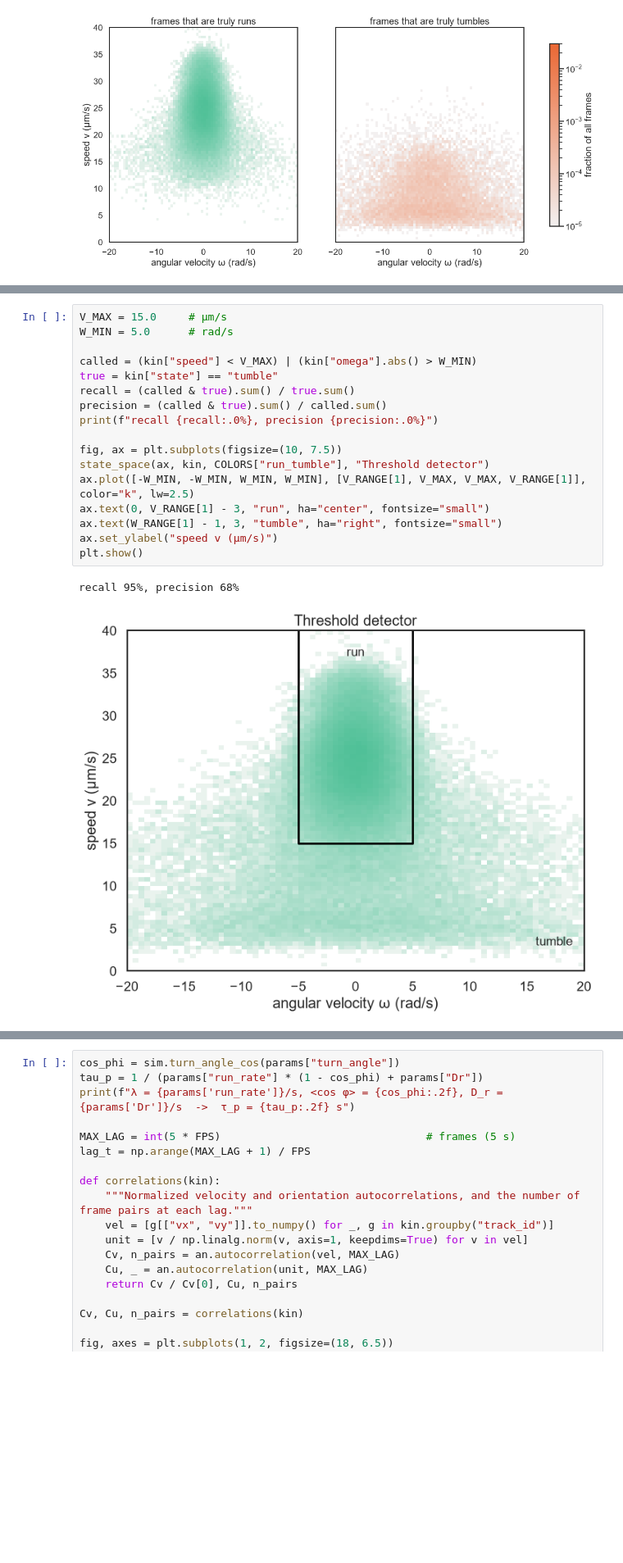
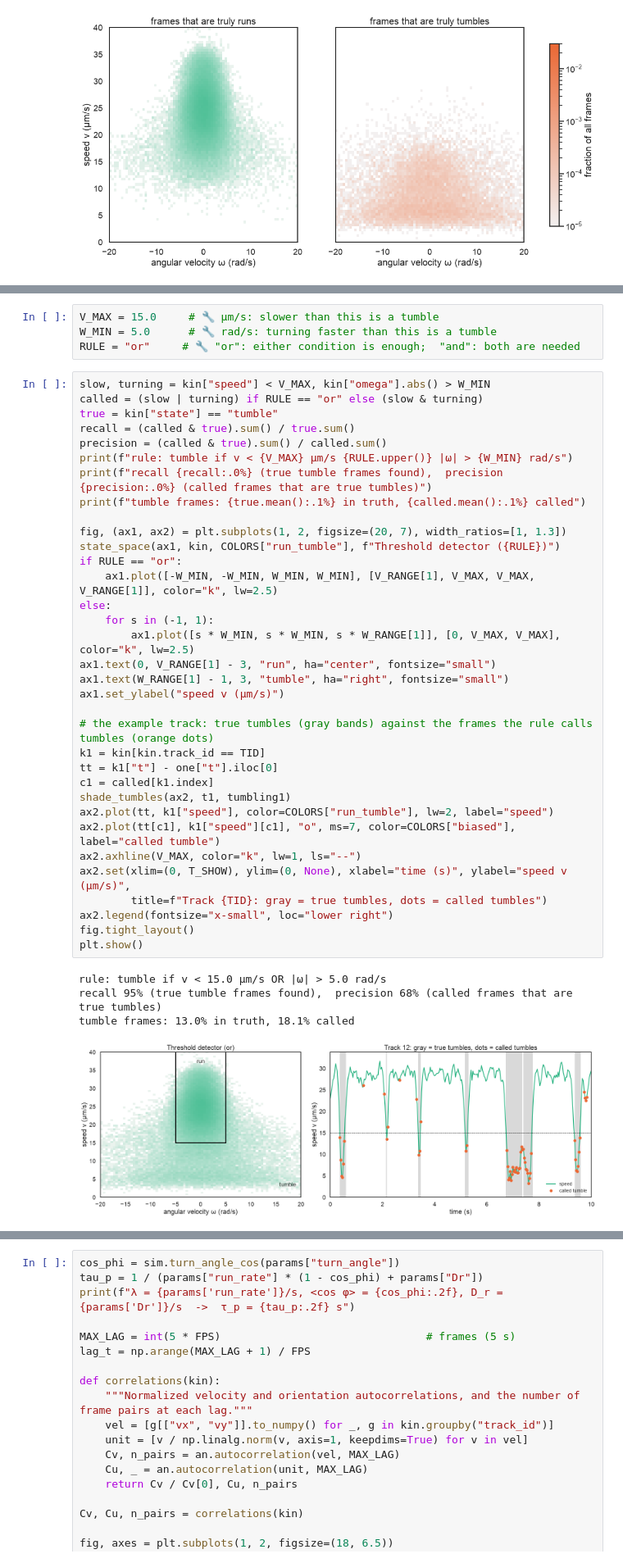
Before and after one commit to emonetlab/random_walk, a Jupyter notebook: notebooks/NB1_tracks_to_states.ipynb, the cells around one changed output, grey strips where cells are left out. Shown at 82% size. Drawn from its saved outputs; the diff is of its cells as text; blank space fills up the shorter version.

```diff
--- a/notebooks/NB1_tracks_to_states.ipynb
+++ b/notebooks/NB1_tracks_to_states.ipynb
@@ -268,23 +305,46 @@ Change the thresholds and re-run. Can you get both above 80%? What happens with
-# %%
-V_MAX = 15.0     # µm/s
-W_MIN = 5.0      # rad/s
-
-called = (kin["speed"] < V_MAX) | (kin["omega"].abs() > W_MIN)
-true = kin["state"] == "tumble"
-recall = (called & true).sum() / true.sum()
-precision = (called & true).sum() / called.sum()
-print(f"recall {recall:.0%}, precision {precision:.0%}")
-
-fig, ax = plt.subplots(figsize=(10, 7.5))
-state_space(ax, kin, COLORS["run_tumble"], "Threshold detector")
-ax.plot([-W_MIN, -W_MIN, W_MIN, W_MIN], [V_RANGE[1], V_MAX, V_MAX, V_RANGE[1]], color="k", lw=2.5)
-ax.text(0, V_RANGE[1] - 3, "run", ha="center", fontsize="small")
-ax.text(W_RANGE[1] - 1, 3, "tumble", ha="right", fontsize="small")
-ax.set_ylabel("speed v (µm/s)")
-plt.show()
-# %% [output]
-recall 95%, precision 68%
-[figure, removed]
+# %%
+V_MAX = 15.0     # 🔧 µm/s: slower than this is a tumble
+W_MIN = 5.0      # 🔧 rad/s: turning faster than this is a tumble
+RULE = "or"     # 🔧 "or": either condition is enough;  "and": both are needed
+# %%
+slow, turning = kin["speed"] < V_MAX, kin["omega"].abs() > W_MIN
+called = (slow | turning) if RULE == "or" else (slow & turning)
+true = kin["state"] == "tumble"
+recall = (called & true).sum() / true.sum()
+precision = (called & true).sum() / called.sum()
+print(f"rule: tumble if v < {V_MAX} µm/s {RULE.upper()} |ω| > {W_MIN} rad/s")
+print(f"recall {recall:.0%} (true tumble frames found),  precision {precision:.0%} (called frames that are true tumbles)")
+print(f"tumble frames: {true.mean():.1%} in truth, {called.mean():.1%} called")
+
+fig, (ax1, ax2) = plt.subplots(1, 2, figsize=(20, 7), width_ratios=[1, 1.3])
+state_space(ax1, kin, COLORS["run_tumble"], f"Threshold detector ({RULE})")
+if RULE == "or":
+    ax1.plot([-W_MIN, -W_MIN, W_MIN, W_MIN], [V_RANGE[1], V_MAX, V_MAX, V_RANGE[1]], color="k", lw=2.5)
+else:
+    for s in (-1, 1):
+        ax1.plot([s * W_MIN, s * W_MIN, s * W_RANGE[1]], [0, V_MAX, V_MAX], color="k", lw=2.5)
+ax1.text(0, V_RANGE[1] - 3, "run", ha="center", fontsize="small")
+ax1.text(W_RANGE[1] - 1, 3, "tumble", ha="right", fontsize="small")
+ax1.set_ylabel("speed v (µm/s)")
+
+# the example track: true tumbles (gray bands) against the frames the rule calls tumbles (orange dots)
+k1 = kin[kin.track_id == TID]
+tt = k1["t"] - one["t"].iloc[0]
+c1 = called[k1.index]
+shade_tumbles(ax2, t1, tumbling1)
+ax2.plot(tt, k1["speed"], color=COLORS["run_tumble"], lw=2, label="speed")
+ax2.plot(tt[c1], k1["speed"][c1], "o", ms=7, color=COLORS["biased"], label="called tumble")
+ax2.axhline(V_MAX, color="k", lw=1, ls="--")
+ax2.set(xlim=(0, T_SHOW), ylim=(0, None), xlabel="time (s)", ylabel="speed v (µm/s)",
+        title=f"Track {TID}: gray = true tumbles, dots = called tumbles")
+ax2.legend(fontsize="x-small", loc="lower right")
+fig.tight_layout()
+plt.show()
+# %% [output]
+rule: tumble if v < 15.0 µm/s OR |ω| > 5.0 rad/s
+recall 95% (true tumble frames found),  precision 68% (called frames that are true tumbles)
+tumble frames: 13.0% in truth, 18.1% called
+[figure, added]
 # %% [markdown]
 ## 4 · C · Correlations: how long does a cell remember?
 
```
Also changed, not shown: parts of 26 cells of this notebook, 6 other files.
